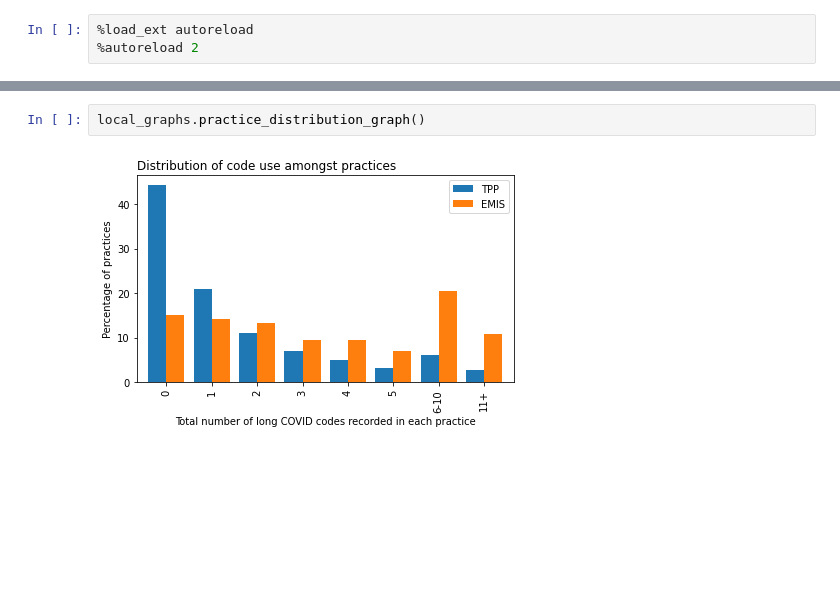
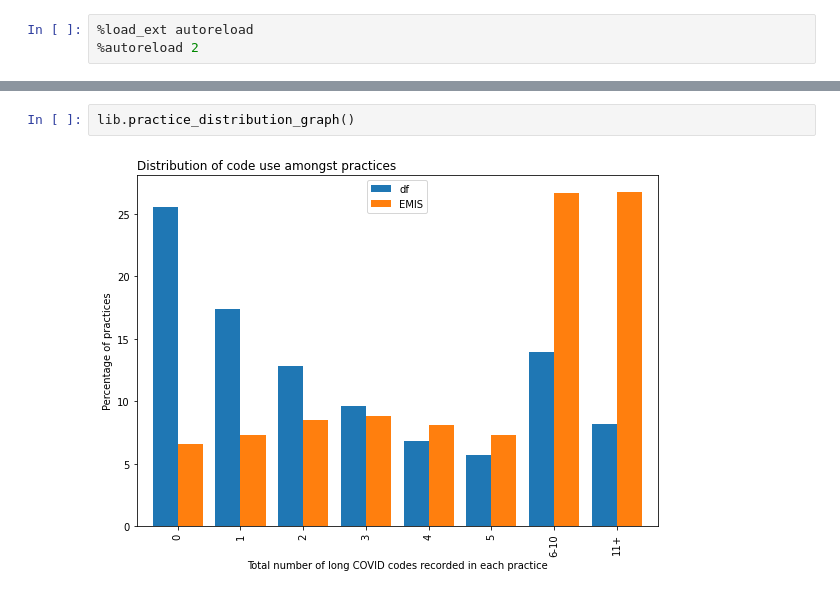
Before and after one commit to opensafely/long-covid, a Jupyter notebook: analysis/long_covid_coding_report.ipynb, the cells around one changed output, grey strips where cells are left out. Saved outputs shown, nothing was run; the diff lists cells and outputs as text; blank space fills up the shorter version.

```diff
--- a/analysis/long_covid_coding_report.ipynb
+++ b/analysis/long_covid_coding_report.ipynb
@@ -102,4 +111,4 @@ local_graphs.code_use_per_week_graph()
 # %%
-local_graphs.practice_distribution_graph()
+lib.practice_distribution_graph()
 # %% [output]
-[figure, old version]
+[figure, new version]
```
Also changed, not shown: parts of 19 cells of this notebook, 4 other files.
